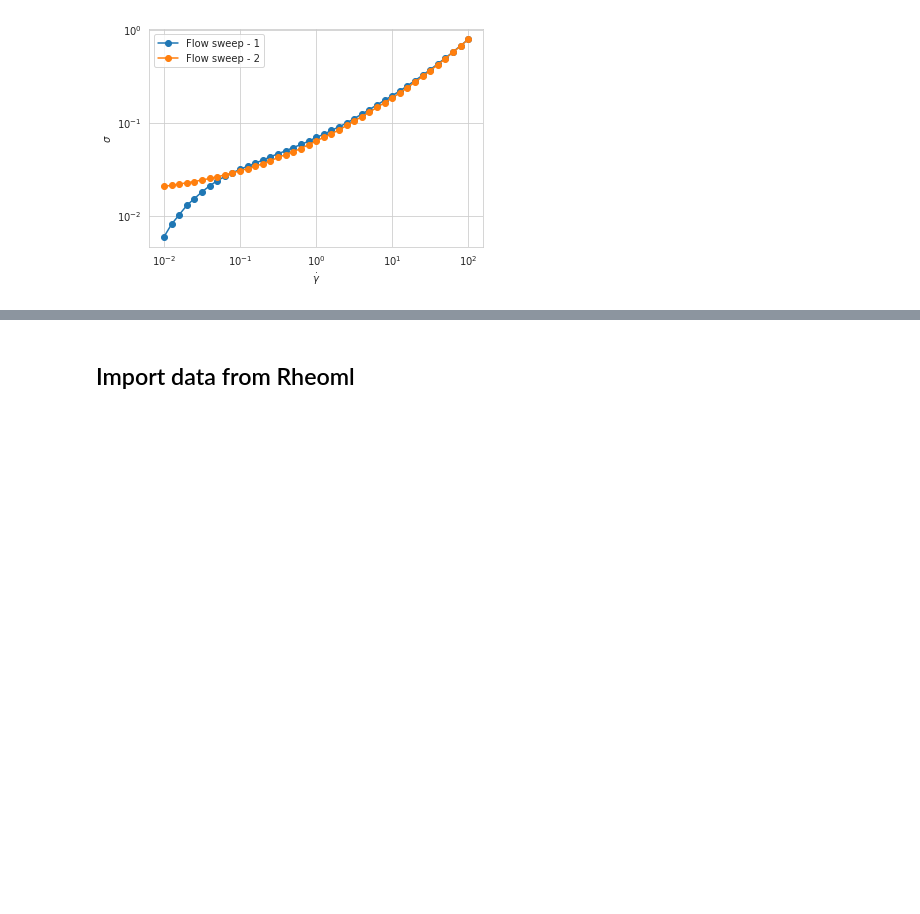
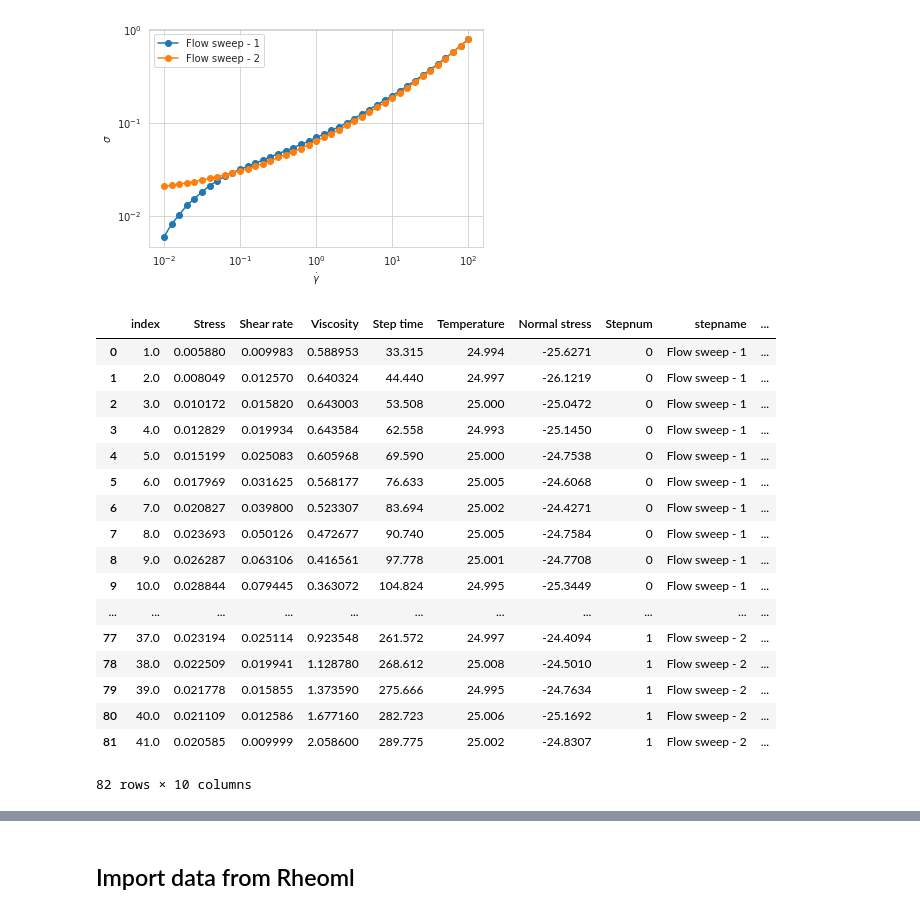
Before and after one commit to rheopy/rheofit, a Jupyter notebook: docs/source/load_data.ipynb, the cells around one changed output, grey strips where cells are left out. Drawn from its saved outputs; the diff is of its cells as text; code cells hidden in the pictures; blank space fills up the shorter version.

```diff
--- a/docs/source/load_data.ipynb
+++ b/docs/source/load_data.ipynb
@@ -124,3 +124,24 @@ for (label,data) in flow_curve:
   plt.legend()
 # %% [output]
 [figure]
+# %%
+flow_curve.tidy
+# %% [output]
+|  | index | Stress | Shear rate | Viscosity | Step time | Temperature | Normal stress | Stepnum | stepname | ... |
+| 0 | 1.0 | 0.005880 | 0.009983 | 0.588953 | 33.315 | 24.994 | -25.6271 | 0 | Flow sweep - 1 | ... |
+| 1 | 2.0 | 0.008049 | 0.012570 | 0.640324 | 44.440 | 24.997 | -26.1219 | 0 | Flow sweep - 1 | ... |
+| 2 | 3.0 | 0.010172 | 0.015820 | 0.643003 | 53.508 | 25.000 | -25.0472 | 0 | Flow sweep - 1 | ... |
+| 3 | 4.0 | 0.012829 | 0.019934 | 0.643584 | 62.558 | 24.993 | -25.1450 | 0 | Flow sweep - 1 | ... |
+| 4 | 5.0 | 0.015199 | 0.025083 | 0.605968 | 69.590 | 25.000 | -24.7538 | 0 | Flow sweep - 1 | ... |
+| 5 | 6.0 | 0.017969 | 0.031625 | 0.568177 | 76.633 | 25.005 | -24.6068 | 0 | Flow sweep - 1 | ... |
+| 6 | 7.0 | 0.020827 | 0.039800 | 0.523307 | 83.694 | 25.002 | -24.4271 | 0 | Flow sweep - 1 | ... |
+| 7 | 8.0 | 0.023693 | 0.050126 | 0.472677 | 90.740 | 25.005 | -24.7584 | 0 | Flow sweep - 1 | ... |
+| 8 | 9.0 | 0.026287 | 0.063106 | 0.416561 | 97.778 | 25.001 | -24.7708 | 0 | Flow sweep - 1 | ... |
+| 9 | 10.0 | 0.028844 | 0.079445 | 0.363072 | 104.824 | 24.995 | -25.3449 | 0 | Flow sweep - 1 | ... |
+| ... | ... | ... | ... | ... | ... | ... | ... | ... | ... | ... |
+| 77 | 37.0 | 0.023194 | 0.025114 | 0.923548 | 261.572 | 24.997 | -24.4094 | 1 | Flow sweep - 2 | ... |
+| 78 | 38.0 | 0.022509 | 0.019941 | 1.128780 | 268.612 | 25.008 | -24.5010 | 1 | Flow sweep - 2 | ... |
+| 79 | 39.0 | 0.021778 | 0.015855 | 1.373590 | 275.666 | 24.995 | -24.7634 | 1 | Flow sweep - 2 | ... |
+| 80 | 40.0 | 0.021109 | 0.012586 | 1.677160 | 282.723 | 25.006 | -25.1692 | 1 | Flow sweep - 2 | ... |
+| 81 | 41.0 | 0.020585 | 0.009999 | 2.058600 | 289.775 | 25.002 | -24.8307 | 1 | Flow sweep - 2 | ... |
+82 rows × 10 columns
```
Also changed, not shown: parts of 1 cell of this notebook.
